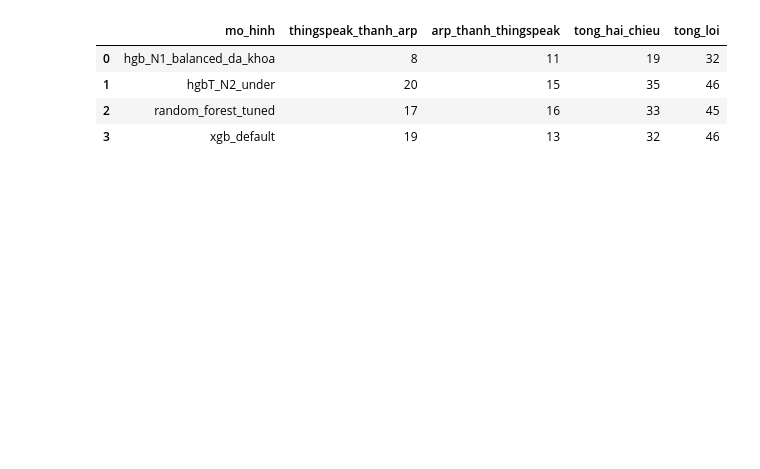
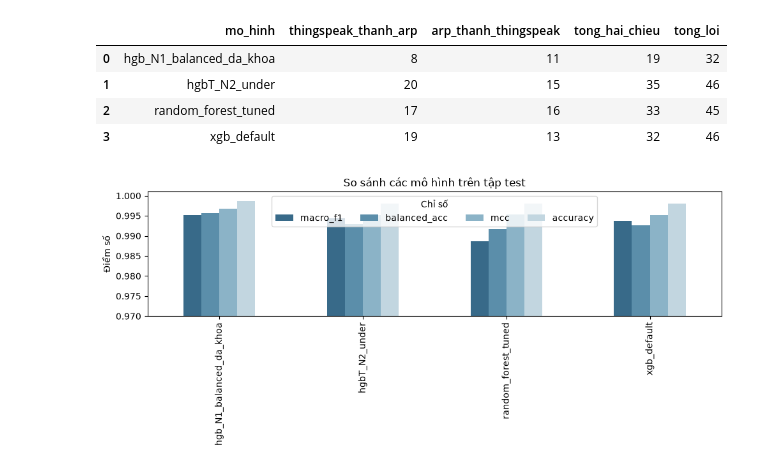
Before and after one commit to PhamNgocTuan-2006/SGU26K2_MayHoc, a Jupyter notebook: DeTaiCuoiKy_V2/experiments/12_supplementary_test_comparison.ipynb, the cells around one changed output. Cells and saved outputs as stored; diff of their text form; code cells hidden in the pictures; blank space fills up the shorter version.

Commit message:
them hinh anh minh hoa

```diff
--- a/DeTaiCuoiKy_V2/experiments/12_supplementary_test_comparison.ipynb
+++ b/DeTaiCuoiKy_V2/experiments/12_supplementary_test_comparison.ipynb
@@ -99,3 +99,20 @@ cap
 | 1 | hgbT_N2_under | 20 | 15 | 35 | 46 |
 | 2 | random_forest_tuned | 17 | 16 | 33 | 45 |
 | 3 | xgb_default | 19 | 13 | 32 | 46 |
+# %%
+from pathlib import Path
+import matplotlib.pyplot as plt
+
+results = (Path('..') if Path.cwd().name == 'experiments' else Path('.')) / 'results'
+metrics = tong.set_index('mo_hinh')[['macro_f1', 'balanced_acc', 'mcc', 'accuracy']]
+fig, ax = plt.subplots(figsize=(10, 4.5))
+metrics.plot.bar(ax=ax, color=['#386A89', '#5B8EAA', '#8BB3C7', '#C2D6E0'])
+ax.set(title='So sánh các mô hình trên tập test', ylabel='Điểm số', xlabel='')
+ax.set_ylim(0.97, 1.001)
+ax.legend(title='Chỉ số', ncol=4)
+fig.tight_layout()
+(results / 'figures').mkdir(exist_ok=True)
+fig.savefig(results / 'figures/supp_test_metrics.png', dpi=300, bbox_inches='tight')
+plt.show()
+# %% [output]
+[figure, added]
```
Also changed, not shown: parts of 2 cells of this notebook.
